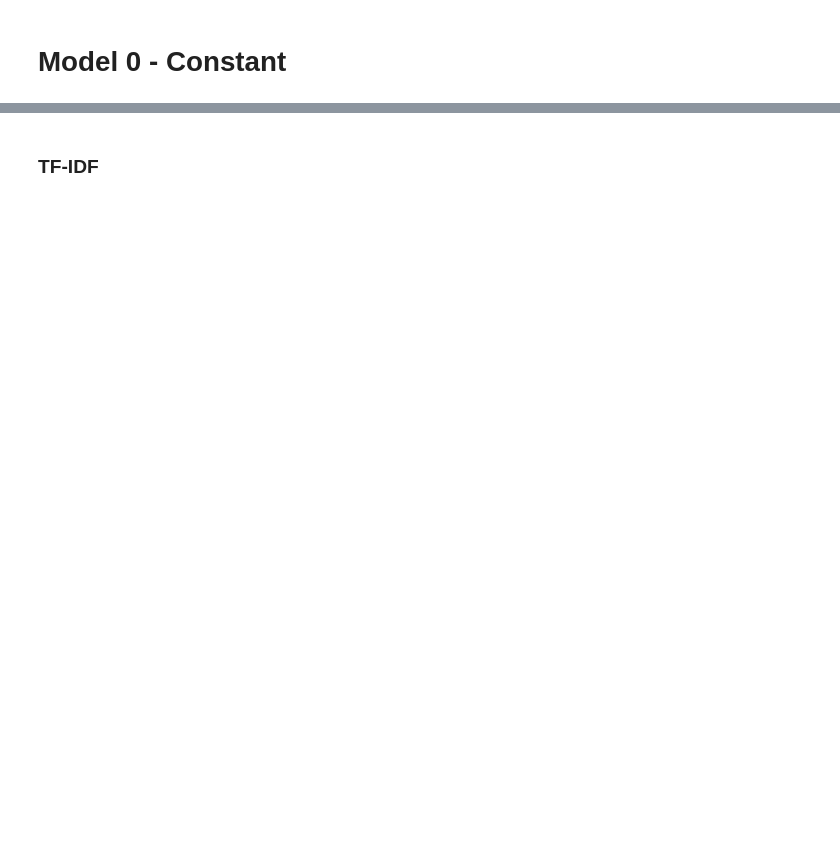
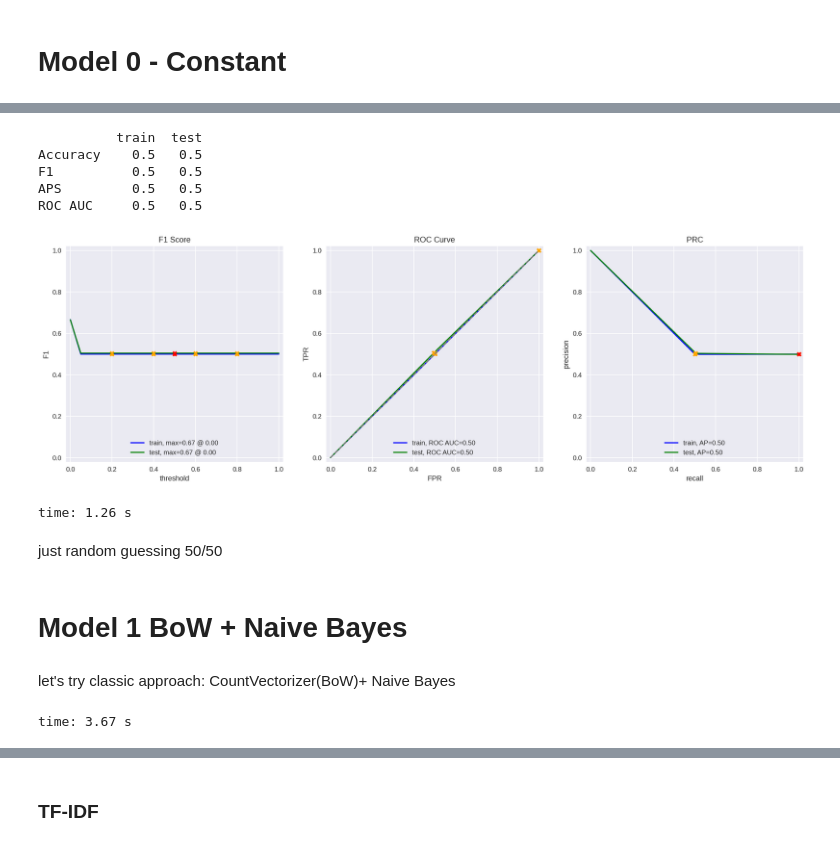
Before and after one commit to imvladikon/yandex-practicum, a Jupyter notebook: sprint14/sprint14.ipynb, the cells around one changed output, grey strips where cells are left out. Saved outputs shown, nothing was run; the diff lists cells and outputs as text; code cells hidden in the pictures; blank space fills up the shorter version.

```diff
--- a/sprint14/sprint14.ipynb
+++ b/sprint14/sprint14.ipynb
@@ -256,0 +524,13 @@ df_reviews['review_norm'] = # <put your code here>
+# %%
+def clean_text(sentence):
+  return " ".join(t for t in sentence.split() if not t.isdigit() and t.isalpha())
+
+
+def clean_column(in_data:pd.Series) -> np.ndarray:
+  df = in_data.str.strip().str.lower().str.strip(string.punctuation+" ")
+  df = df.str.replace("[^a-zA-Z]", " ")
+  df = np.vectorize(contractions.fix)(df)
+  df = np.vectorize(emoji.demojize)(df)
+  df = np.vectorize(unescape)(df)
+  df = np.vectorize(clean_text)(df)
+  return df
@@ -276,0 +604,25 @@ from sklearn.dummy import DummyClassifier
+# %%
+model = DummyClassifier().fit(X_train, y_train)
+evaluate_model(model, X_train, y_train, X_test, y_test)
+# %% [output]
+          train  test
+Accuracy    0.5   0.5
+F1          0.5   0.5
+APS         0.5   0.5
+ROC AUC     0.5   0.5
+[figure, added]
+time: 1.26 s
+# %% [markdown]
+just random guessing 50/50
+# %% [markdown]
+# Model 1 BoW + Naive Bayes
+# %% [markdown]
+let's try classic approach: CountVectorizer(BoW)+ Naive Bayes
+# %%
+vectorizer = CountVectorizer()
+counts = vectorizer.fit_transform(df_reviews_train['review_norm'].values)
+classifier = MultinomialNB()
+targets = df_reviews_train['pos'].values
+classifier = classifier.fit(counts, targets)
+# %% [output]
+time: 3.67 s
```
Also changed, not shown: parts of 106 cells of this notebook, 2 other files.
